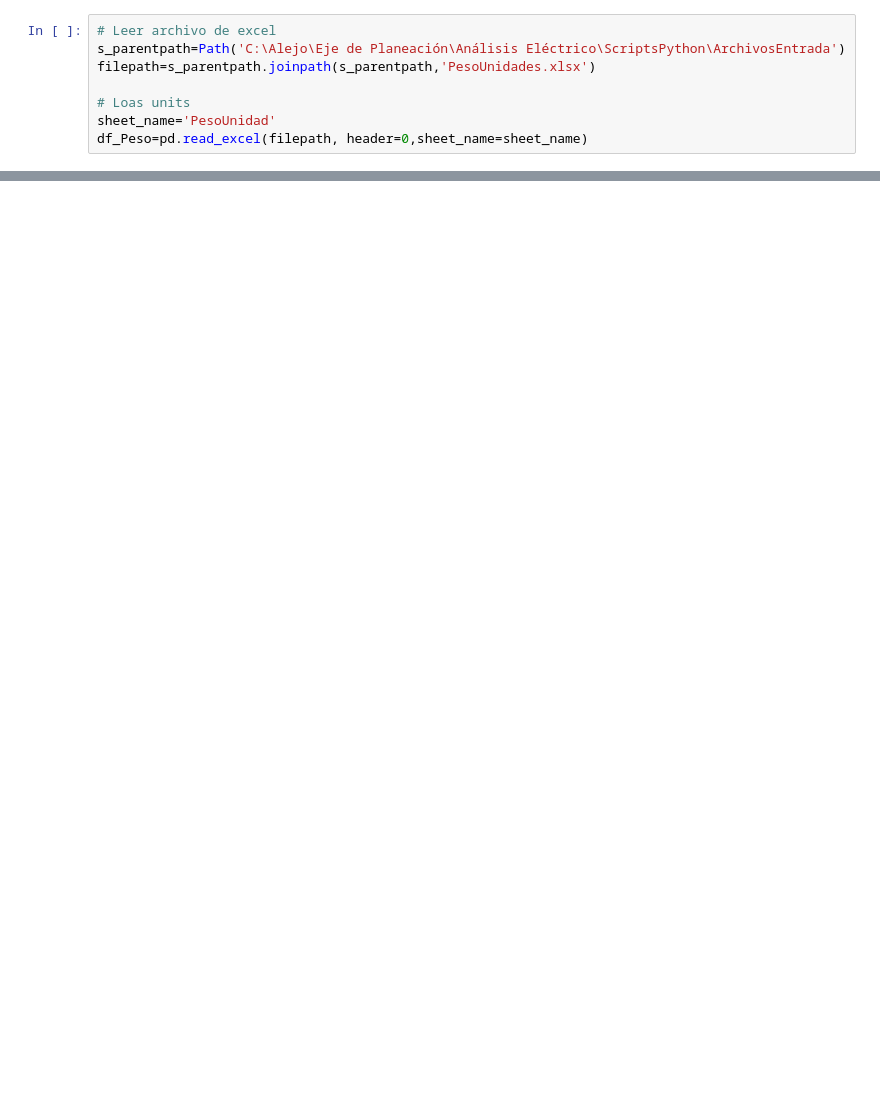
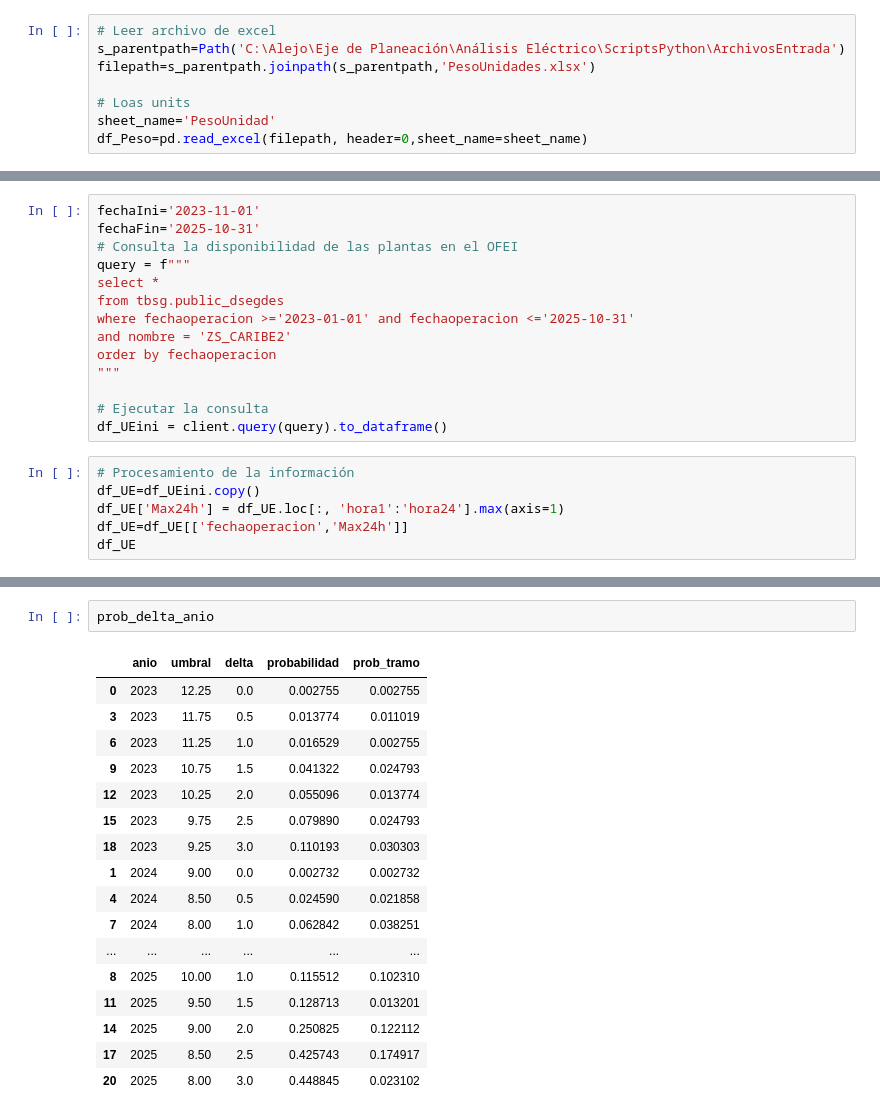
Before and after one commit to EdwarARL23/ScriptsPython, a Jupyter notebook: Unidades Equivalentes/ProbabilidadUE.ipynb, the cells around one changed output, grey strips where cells are left out. Drawn from its saved outputs; the diff is of its cells as text; blank space fills up the shorter version.

```diff
--- a/Unidades Equivalentes/ProbabilidadUE.ipynb
+++ b/Unidades Equivalentes/ProbabilidadUE.ipynb
@@ -121,0 +250,20 @@ plt.show()
+# %%
+fechaIni='2023-11-01'
+fechaFin='2025-10-31'
+# Consulta la disponibilidad de las plantas en el OFEI
+query = f"""
+select *
+from tbsg.public_dsegdes
+where fechaoperacion >='2023-01-01' and fechaoperacion <='2025-10-31'
+and nombre = 'ZS_CARIBE2'
+order by fechaoperacion
+"""
+
+# Ejecutar la consulta
+df_UEini = client.query(query).to_dataframe()
+# %%
+# Procesamiento de la información
+df_UE=df_UEini.copy()
+df_UE['Max24h'] = df_UE.loc[:, 'hora1':'hora24'].max(axis=1)
+df_UE=df_UE[['fechaoperacion','Max24h']]
+df_UE
@@ -121,0 +351,20 @@ plt.show()
+# %%
+prob_delta_anio
+# %% [output]
+|  | anio | umbral | delta | probabilidad | prob_tramo |
+| 0 | 2023 | 12.25 | 0.0 | 0.002755 | 0.002755 |
+| 3 | 2023 | 11.75 | 0.5 | 0.013774 | 0.011019 |
+| 6 | 2023 | 11.25 | 1.0 | 0.016529 | 0.002755 |
+| 9 | 2023 | 10.75 | 1.5 | 0.041322 | 0.024793 |
+| 12 | 2023 | 10.25 | 2.0 | 0.055096 | 0.013774 |
+| 15 | 2023 | 9.75 | 2.5 | 0.079890 | 0.024793 |
+| 18 | 2023 | 9.25 | 3.0 | 0.110193 | 0.030303 |
+| 1 | 2024 | 9.00 | 0.0 | 0.002732 | 0.002732 |
+| 4 | 2024 | 8.50 | 0.5 | 0.024590 | 0.021858 |
+| 7 | 2024 | 8.00 | 1.0 | 0.062842 | 0.038251 |
+| ... | ... | ... | ... | ... | ... |
+| 8 | 2025 | 10.00 | 1.0 | 0.115512 | 0.102310 |
+| 11 | 2025 | 9.50 | 1.5 | 0.128713 | 0.013201 |
+| 14 | 2025 | 9.00 | 2.0 | 0.250825 | 0.122112 |
+| 17 | 2025 | 8.50 | 2.5 | 0.425743 | 0.174917 |
+| 20 | 2025 | 8.00 | 3.0 | 0.448845 | 0.023102 |
```
Also changed, not shown: parts of 14 cells of this notebook, 10 other files.
